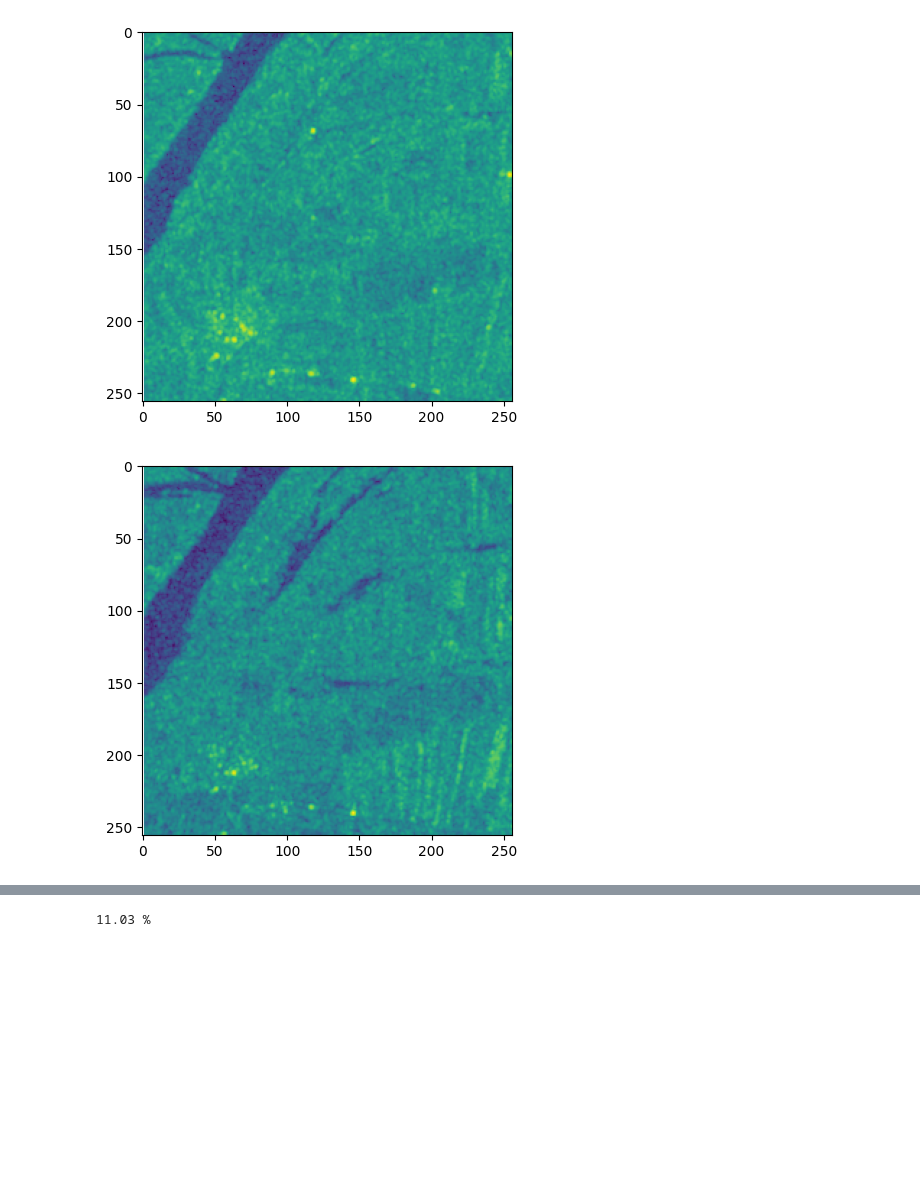
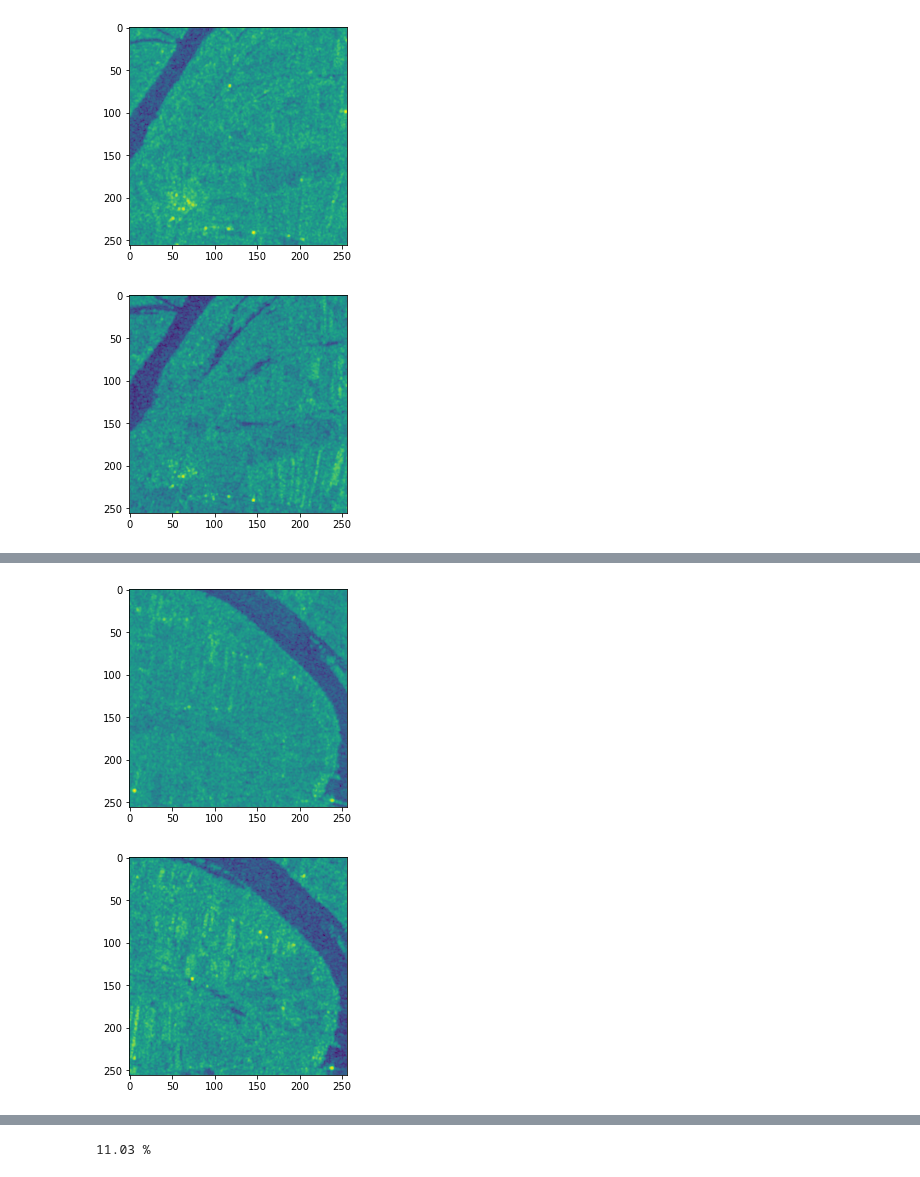
Before and after one commit to Sparsh1101/FDAP, a Jupyter notebook: LY Project KMeans.ipynb, the cells around one changed output, grey strips where cells are left out. Drawn from its saved outputs; the diff is of its cells as text; code cells hidden in the pictures; blank space fills up the shorter version.

```diff
--- a/LY Project KMeans.ipynb
+++ b/LY Project KMeans.ipynb
@@ -34,11 +34,9 @@ def plot_image(plt_img):
   plt.imshow(plt_img)
   plt.show()
 # %%
-#Running the KMeans Algorithm
-kmeans_model = KMeans(n_clusters=2)
 #List of images
 images_list = []
-for i in range(2,4):
+for i in range(2,101):
   images_list.append(str(i)+ "_P_256.tif")
   images_list.append(str(i) +"_A_256.tif")
 
@@ -52,4 +50,3 @@ for img_name in images_list:
     images.append(modified_img)
 
 train_image = reshape_images()
-kmeans_model = kmeans_model.fit(train_image)
@@ -56,7 +77,7 @@ kmeans_model = kmeans_model.fit(train_image)
 # %%
 # Visualizing all the images
-for img in images:
+for img in images[:11]:
   plot_image(img)
 # %% [output]
-[figure, old version]
+[figure, new version]
-[figure, old version]
+[figure, new version]
@@ -64,0 +86,2 @@ for img in images:
+[figure, added]
+[figure, added]
```
Also changed, not shown: parts of 12 cells of this notebook.
